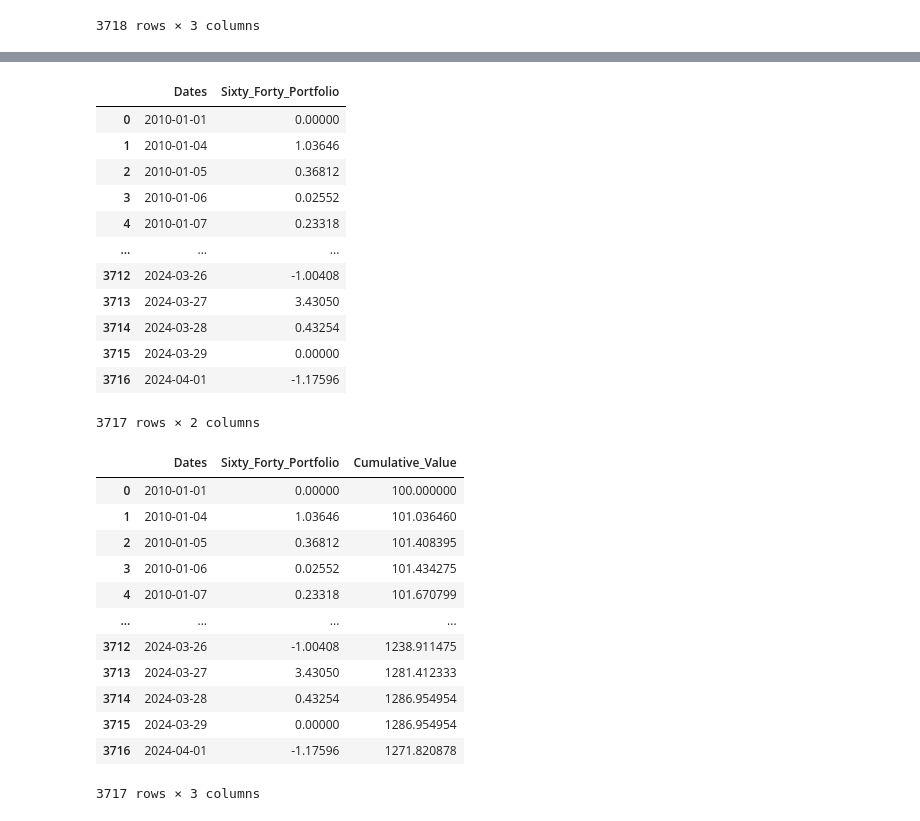
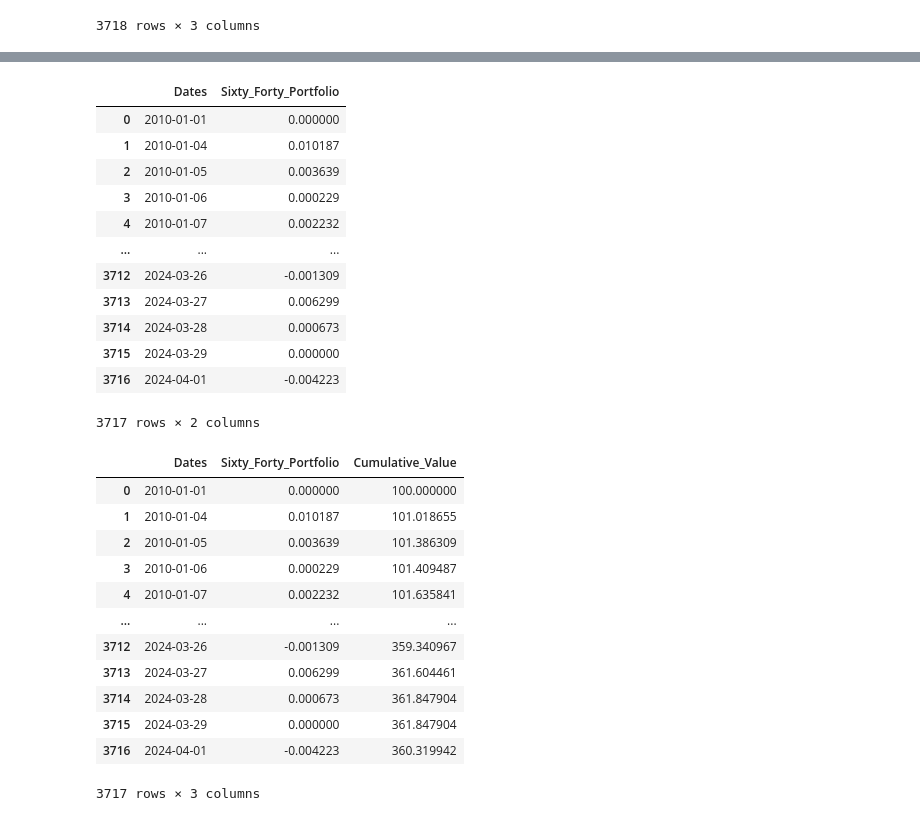
Before and after one commit to TimFrenzel/Intro-Quant-Investing, a Jupyter notebook: Investment Strategies/Capstone/BradyDimaria/Code/Capstone_Clear_Order_Capital.ipynb, the cells around one changed output, grey strips where cells are left out. Saved outputs shown, nothing was run; the diff lists cells and outputs as text; code cells hidden in the pictures.

```diff
--- a/Investment Strategies/Capstone/BradyDimaria/Code/Capstone_Clear_Order_Capital.ipynb
+++ b/Investment Strategies/Capstone/BradyDimaria/Code/Capstone_Clear_Order_Capital.ipynb
@@ -321,7 +321,7 @@ Index(['A UN Equity PX_LAST', 'AAL UW Equity PX_LAST',
 ### Calculating Weighted Momentum Factor
 # %%
 for column in original_columns:
-  filtered_data[column + " Weighted Momentum"] = ((filtered_data[column + ' 6_Month_Momentum Daily Change']) * 0.7) + ((filtered_data[column + ' 6_Month_Momentum Daily Change 30_day_MovAvg']) * 0.3)
+  filtered_data[column + " Weighted Momentum"] = np.exp((-0.01155478+(filtered_data[column + ' 6_Month_Momentum Daily Change']) * -0.0123531861) + ((filtered_data[column + ' 6_Month_Momentum Daily Change 30_day_MovAvg']) * -0.00000557813059))/(np.exp((-0.01155478+(filtered_data[column + ' 6_Month_Momentum Daily Change']) * -0.0123531861) + ((filtered_data[column + ' 6_Month_Momentum Daily Change 30_day_MovAvg']) * -0.00000557813059)) + 1 )
 # %%
 filtered_data
 # %% [output]
@@ -941,8 +948,3 @@ df
 | 3716 | 2024-03-29 | 37.0929 | 532.2807 |
 | 3717 | 2024-04-01 | 36.0589 | 531.0101 |
 3718 rows × 3 columns
-# %%
-# Applying the same concept for day-to-day changes
-df['Bond_Day_Change'] = df['Bond_Performance'].diff()
-df['SPX_Day_Change'] = df['SPX_Performance'].diff()
-df
@@ -962,0 +951,16 @@ df
+# %%
+for column in df.columns:
+    if column != 'Dates':
+        # Step 2 & 3: Create new column, convert to decimal, add 1, and multiply by 100
+        df[f"{column}_transformed"] = (df[column] / 100 + 1) * 100
+
+        # Step 4 & 5: Calculate the percentage change and store it in a new column
+        df[f"{column}_pct_change"] = df[f"{column}_transformed"].pct_change()
+
+        # Remove the original column
+        #df.drop(column, axis = 1, inplace = True)
+
+# Drop the transformed columns if you only need the percentage change columns
+df.drop([col for col in df.columns if 'transformed' in col], axis=1, inplace=True)
+
+df
@@ -968,7 +986,7 @@ df = df.iloc[1:]
 df = df.fillna(method='bfill')
 
 # Creating the 60/40 portfolio
-sixty_forty_portfolio = 0.6 * (df['SPX_Day_Change']) + 0.4 * (df['Bond_Day_Change'])
+sixty_forty_portfolio = 0.6 * (df['SPX_Performance_pct_change']) + 0.4 * (df['Bond_Performance_pct_change'])
 
 # Adding the portfolio to the dataframe
 df['Sixty_Forty_Portfolio'] = sixty_forty_portfolio
@@ -982,44 +1000,44 @@ sixty_forty_portfolio_df = pd.DataFrame({
 sixty_forty_portfolio_df
 # %% [output]
 |  | Dates | Sixty_Forty_Portfolio |
-| 0 | 2010-01-01 | 0.00000 |
-| 1 | 2010-01-04 | 1.03646 |
-| 2 | 2010-01-05 | 0.36812 |
-| 3 | 2010-01-06 | 0.02552 |
-| 4 | 2010-01-07 | 0.23318 |
+| 0 | 2010-01-01 | 0.000000 |
+| 1 | 2010-01-04 | 0.010187 |
+| 2 | 2010-01-05 | 0.003639 |
+| 3 | 2010-01-06 | 0.000229 |
+| 4 | 2010-01-07 | 0.002232 |
 | ... | ... | ... |
-| 3712 | 2024-03-26 | -1.00408 |
-| 3713 | 2024-03-27 | 3.43050 |
-| 3714 | 2024-03-28 | 0.43254 |
-| 3715 | 2024-03-29 | 0.00000 |
-| 3716 | 2024-04-01 | -1.17596 |
+| 3712 | 2024-03-26 | -0.001309 |
+| 3713 | 2024-03-27 | 0.006299 |
+| 3714 | 2024-03-28 | 0.000673 |
+| 3715 | 2024-03-29 | 0.000000 |
+| 3716 | 2024-04-01 | -0.004223 |
 3717 rows × 2 columns
 # %%
 # Start with initial value of 100
 initial_value = 100
 
 # Create a new column for the cumulative value based on the described protocol
 sixty_forty_portfolio_df['Cumulative_Value'] = initial_value
 
 # Apply the cumulative return calculation
 for i in range(1, len(sixty_forty_portfolio_df)):
     sixty_forty_portfolio_df.loc[i, 'Cumulative_Value'] = (
         sixty_forty_portfolio_df.loc[i-1, 'Cumulative_Value'] *
-        (1+ (sixty_forty_portfolio_df.loc[i, 'Sixty_Forty_Portfolio']/100)
+        (1 + (sixty_forty_portfolio_df.loc[i, 'Sixty_Forty_Portfolio'])
     ))
 
 sixty_forty_portfolio_df
 # %% [output]
 |  | Dates | Sixty_Forty_Portfolio | Cumulative_Value |
-| 0 | 2010-01-01 | 0.00000 | 100.000000 |
-| 1 | 2010-01-04 | 1.03646 | 101.036460 |
-| 2 | 2010-01-05 | 0.36812 | 101.408395 |
-| 3 | 2010-01-06 | 0.02552 | 101.434275 |
-| 4 | 2010-01-07 | 0.23318 | 101.670799 |
+| 0 | 2010-01-01 | 0.000000 | 100.000000 |
+| 1 | 2010-01-04 | 0.010187 | 101.018655 |
+| 2 | 2010-01-05 | 0.003639 | 101.386309 |
+| 3 | 2010-01-06 | 0.000229 | 101.409487 |
+| 4 | 2010-01-07 | 0.002232 | 101.635841 |
 | ... | ... | ... | ... |
-| 3712 | 2024-03-26 | -1.00408 | 1238.911475 |
-| 3713 | 2024-03-27 | 3.43050 | 1281.412333 |
-| 3714 | 2024-03-28 | 0.43254 | 1286.954954 |
-| 3715 | 2024-03-29 | 0.00000 | 1286.954954 |
-| 3716 | 2024-04-01 | -1.17596 | 1271.820878 |
+| 3712 | 2024-03-26 | -0.001309 | 359.340967 |
+| 3713 | 2024-03-27 | 0.006299 | 361.604461 |
+| 3714 | 2024-03-28 | 0.000673 | 361.847904 |
+| 3715 | 2024-03-29 | 0.000000 | 361.847904 |
+| 3716 | 2024-04-01 | -0.004223 | 360.319942 |
 3717 rows × 3 columns
```
Also changed, not shown: parts of 31 cells of this notebook, 1 other file.
